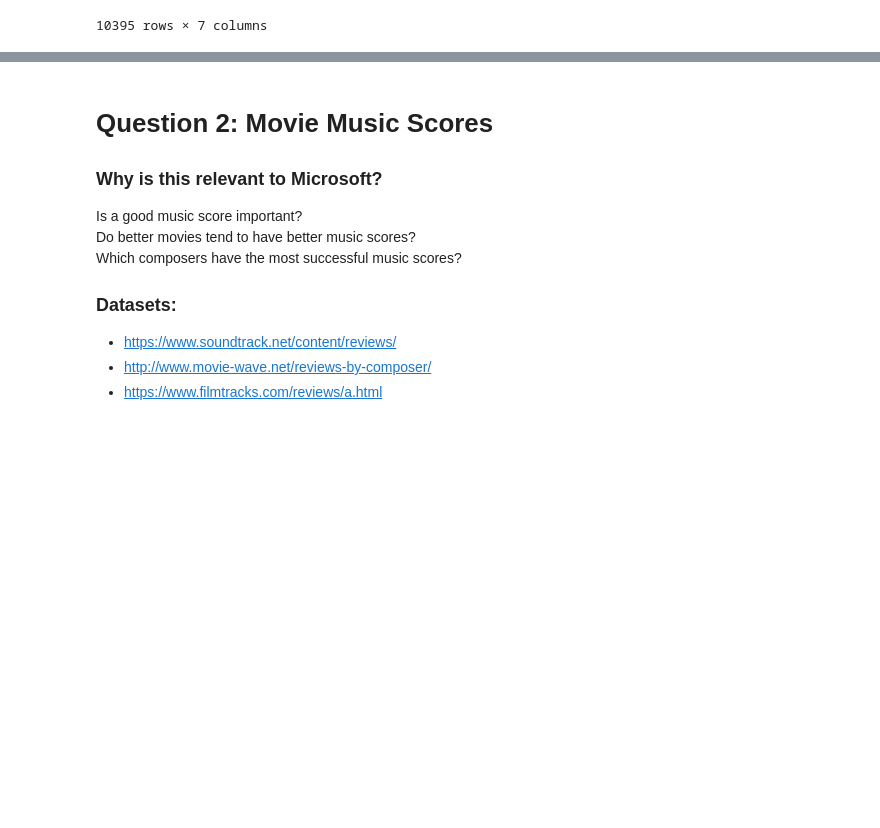
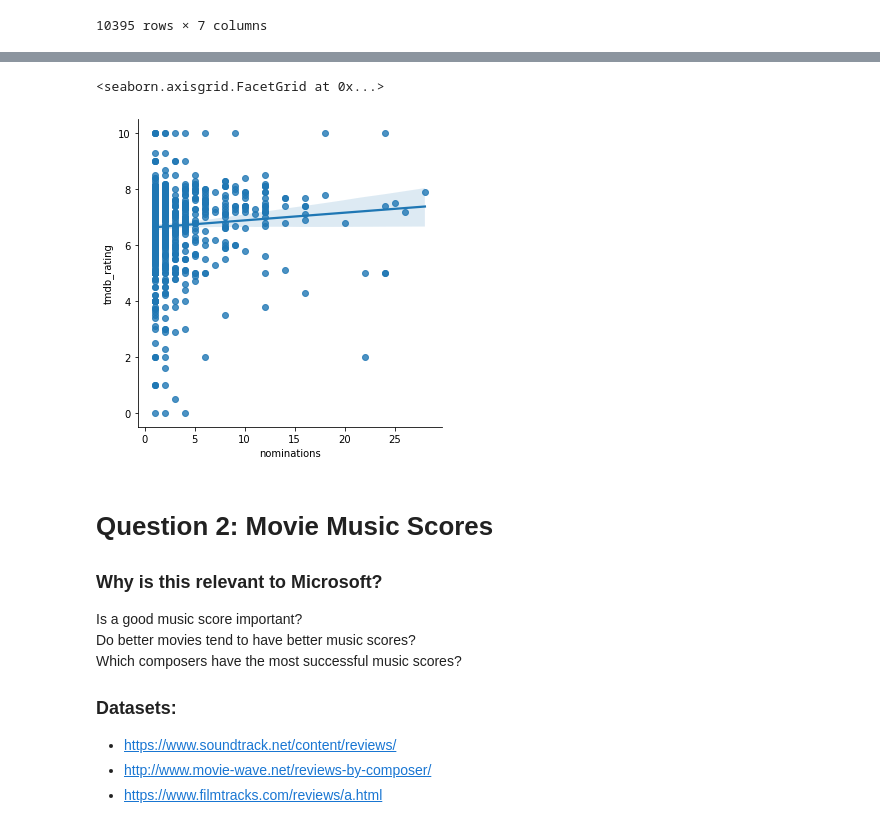
Before and after one commit to khyateed/Movie-Data-Analysis, a Jupyter notebook: student.ipynb, the cells around one changed output, grey strips where cells are left out. Drawn from its saved outputs; the diff is of its cells as text; code cells hidden in the pictures; blank space fills up the shorter version.

Commit message:
added oscar data to question 1

```diff
--- a/student.ipynb
+++ b/student.ipynb
@@ -345,0 +350,12 @@ oscars
+# %%
+# merge oscars df with TMDB ratings df
+oscars_tmdb = oscars.merge(tmdb, left_on='film', right_on='title')
+
+# create column for total number of oscar nominations per movie
+counts = oscars_tmdb.original_title.value_counts()
+d = counts.to_dict()
+oscars_tmdb['nominations'] = oscars_tmdb['original_title'].map(d)
+
+# subset important columns, drop duplicate rows, set movie title as index
+oscars_tmdb = oscars_tmdb.sort_values('nominations', ascending=False)[['title','original_title','tmdb_popularity','tmdb_rating','tmdb_votes','nominations']].set_index('title').drop_duplicates()
+oscars_tmdb
@@ -346,3 +377,9 @@ oscars
+# %%
+# data = sns.load_dataset('oscars_tmdb')
+sns.lmplot('nominations', 'tmdb_rating', data = oscars_tmdb)
+# %% [output]
+<seaborn.axisgrid.FacetGrid at 0x...>
+[figure, added]
 # %% [markdown]
 # Question 2: Movie Music Scores
 ### Why is this relevant to Microsoft?
```
Also changed, not shown: parts of 6 cells of this notebook.
